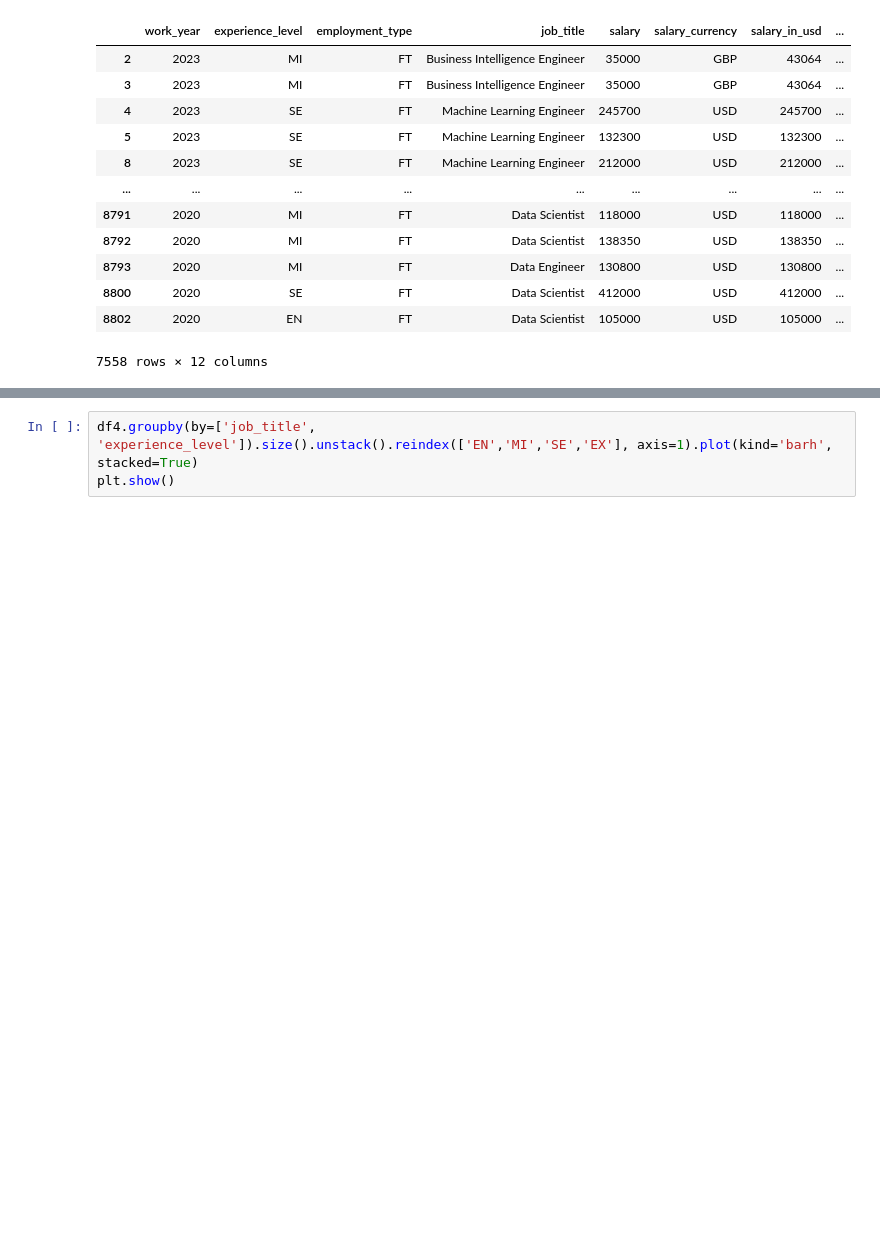
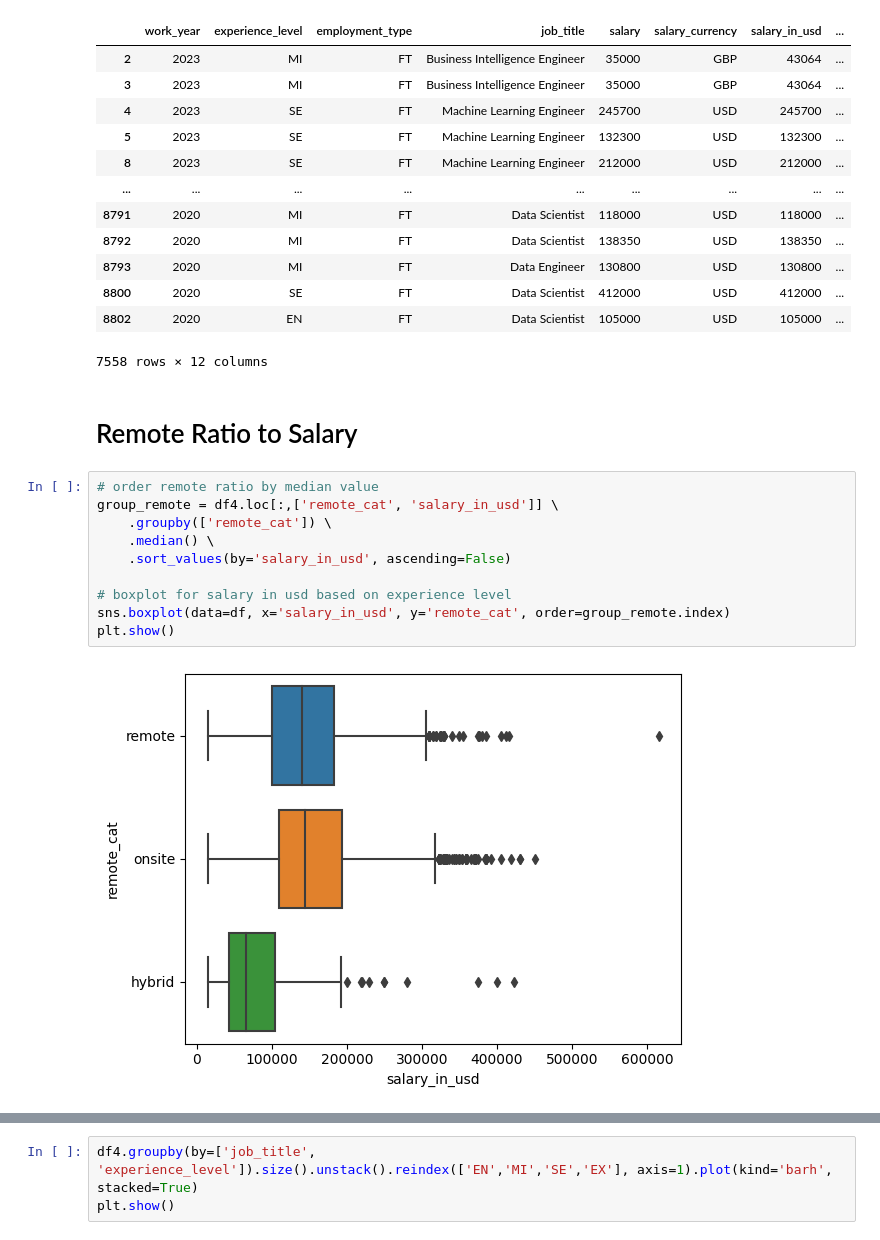
Before and after one commit to mezkymy/global-salaries, a Jupyter notebook: global-salaries.ipynb, the cells around one changed output, grey strips where cells are left out. Saved outputs shown, nothing was run; the diff lists cells and outputs as text; blank space fills up the shorter version.

Commit message:
added remote ratio analysis

```diff
--- a/global-salaries.ipynb
+++ b/global-salaries.ipynb
@@ -316,3 +318,17 @@ df4
 | 8800 | 2020 | SE | FT | Data Scientist | 412000 | USD | 412000 | ... |
 | 8802 | 2020 | EN | FT | Data Scientist | 105000 | USD | 105000 | ... |
 7558 rows × 12 columns
+# %% [markdown]
+# Remote Ratio to Salary
+# %%
+# order remote ratio by median value
+group_remote = df4.loc[:,['remote_cat', 'salary_in_usd']] \
+    .groupby(['remote_cat']) \
+    .median() \
+    .sort_values(by='salary_in_usd', ascending=False)
+
+# boxplot for salary in usd based on experience level
+sns.boxplot(data=df, x='salary_in_usd', y='remote_cat', order=group_remote.index)
+plt.show()
+# %% [output]
+[figure, added]
```
Also changed, not shown: parts of 17 cells of this notebook.
